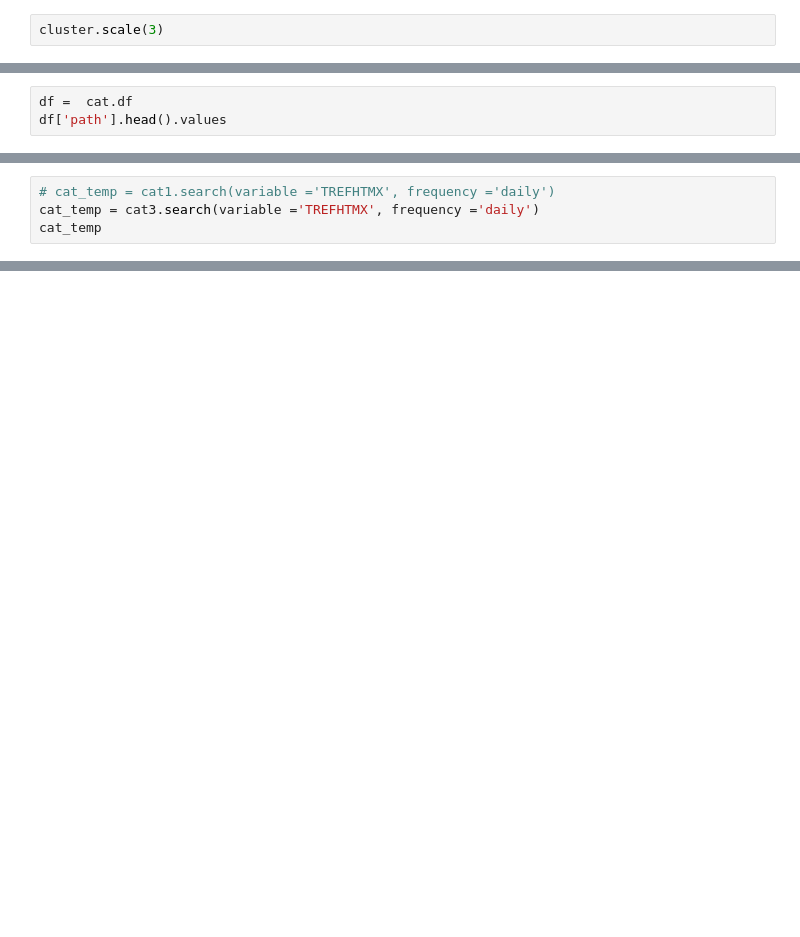
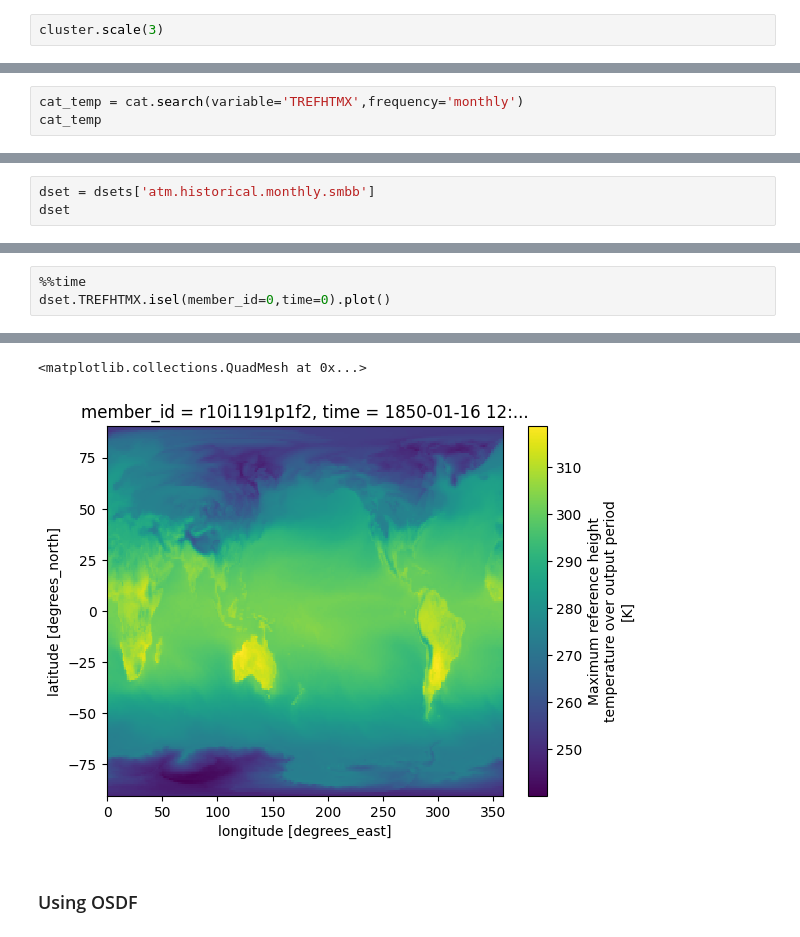
Before and after one commit to NCAR/gdex-intake-esm, a Jupyter notebook: notebooks/cesm2_lens.ipynb, the cells around one changed output, grey strips where cells are left out. Cells and saved outputs as stored; diff of their text form; blank space fills up the shorter version.

```diff
--- a/notebooks/cesm2_lens.ipynb
+++ b/notebooks/cesm2_lens.ipynb
@@ -114,4 +105,4 @@ cat.df
 # %%
-df =  cat.df
-df['path'].head().values
+cat_temp = cat.search(variable='TREFHTMX',frequency='monthly')
+cat_temp
 # %% [output]
@@ -210,4 +124,0 @@ Name: path, Length: 322, dtype: object
-# %%
-# cat_temp = cat1.search(variable ='TREFHTMX', frequency ='daily')
-cat_temp = cat3.search(variable ='TREFHTMX', frequency ='daily')
-cat_temp
@@ -239,0 +194,3 @@ dsets = cat_temp.to_dataset_dict()
+# %%
+dset = dsets['atm.historical.monthly.smbb']
+dset
@@ -239,0 +245,4 @@ dsets = cat_temp.to_dataset_dict()
+# %%
+%%time
+dset.TREFHTMX.isel(member_id=0,time=0).plot()
+# %% [output]
@@ -239,0 +251,4 @@ dsets = cat_temp.to_dataset_dict()
+<matplotlib.collections.QuadMesh at 0x...>
+[figure, added]
+# %% [markdown]
+### Using OSDF
```
Also changed, not shown: parts of 32 cells of this notebook.
